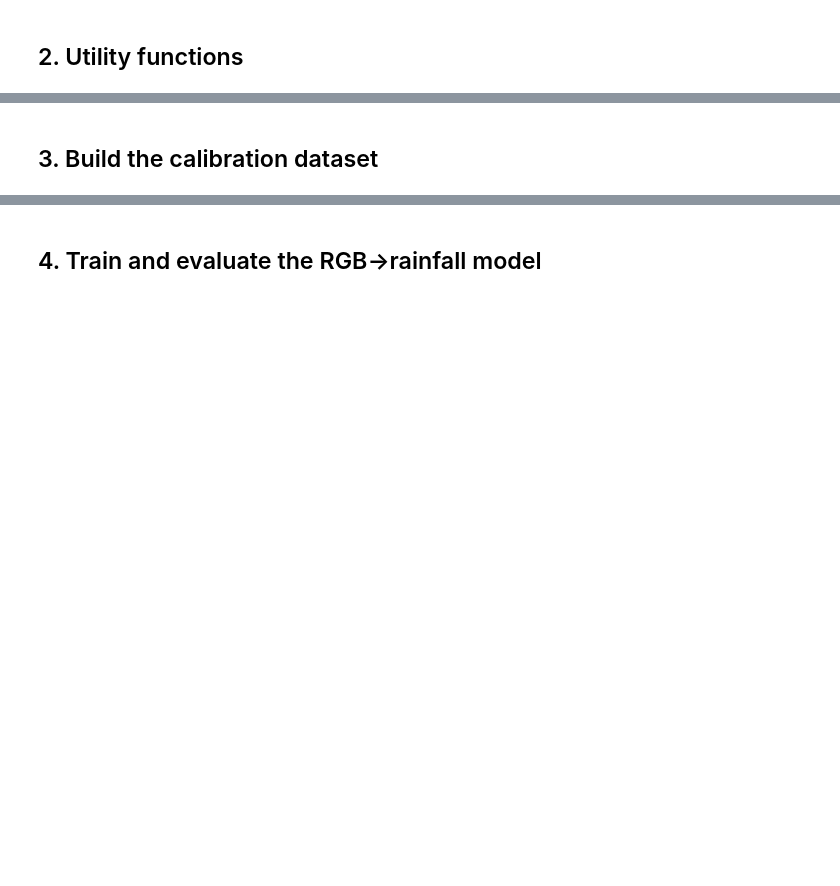
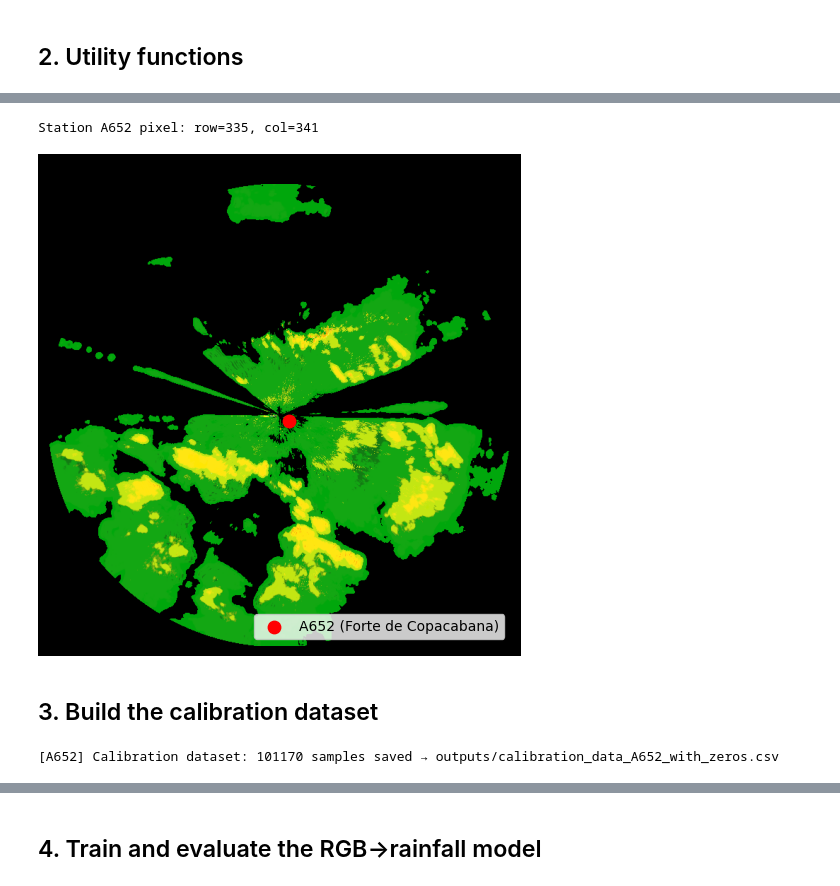
Before and after one commit to AILAB-CEFET-RJ/atmoseer, a Jupyter notebook: notebooks/sumare_radar/RGB_Rainfall_Calibration.ipynb, the cells around one changed output, grey strips where cells are left out. Saved outputs shown, nothing was run; the diff lists cells and outputs as text; code cells hidden in the pictures; blank space fills up the shorter version.

Commit message:
Latest version - RGB Rainfall Calibration notebook

```diff
--- a/notebooks/sumare_radar/RGB_Rainfall_Calibration.ipynb
+++ b/notebooks/sumare_radar/RGB_Rainfall_Calibration.ipynb
@@ -94,0 +185,14 @@ def extract_rgb_for_station(lat, lon, lat_grid, lon_grid, image):
+# %%
+# Function
+
+import pandas as pd
+
+def read_station(station_file, id_station):
+    station = station_file[station_file['STATION_ID'] == id_station]
+    lat = station['VL_LATITUDE'].iloc[0]
+    lon = station['VL_LONGITUDE'].iloc[0]
+    return lat, lon
+# %%
+stations_file = pd.read_csv('../../config/SurfaceStations.csv')
+A652_LAT, A652_LON = read_station(stations_file, 'A652')
+print(A652_LAT, A652_LON)
@@ -95,2 +266,17 @@ def extract_rgb_for_station(lat, lon, lat_grid, lon_grid, image):
+# %%
+row, col = latlon_to_pixel(A652_LAT, A652_LON, lat_grid, lon_grid)
+print(f"Station A652 pixel: row={row}, col={col}")
+
+#  Radar image + A652 station
+plt.figure(figsize=(6, 6), facecolor='black')
+plt.imshow(radar_image)
+plt.scatter(col, row, color='red', marker='o', s=80, label='A652 (Forte de Copacabana)')
+plt.title("Radar - 2019-04-09 02:00 UTC (Station A652 marked)")
+plt.axis('off')
+plt.legend(loc='lower right')
+plt.show()
+# %% [output]
+Station A652 pixel: row=335, col=341
+[figure, added]
 # %% [markdown]
 ## 3. Build the calibration dataset
@@ -122,0 +353,19 @@ print(f'Calibration dataset: {len(calib_df)} samples saved.')
+# %%
+# Testing
+stations_df = pd.read_csv('../../config/SurfaceStations.csv')
+lat, lon = read_station(stations_df, 'A652')
+station_id = 'A652'
+station_path = '../../data/ws/inmet/A652_preprocessed.parquet.gzip'
+
+# with zeros (NO precipitation events)
+calib_df = build_calibration_dataset_with_zeros(
+    station_id,
+    station_path,
+    lat,
+    lon,
+    grid_file='sumare_radar_latlon_grid.npz',
+    radar_dir='../../data/radar_sumare',
+    outputs_dir='outputs'
+)
+# %% [output]
+[A652] Calibration dataset: 101170 samples saved → outputs/calibration_data_A652_with_zeros.csv
```
Also changed, not shown: parts of 29 cells of this notebook.
